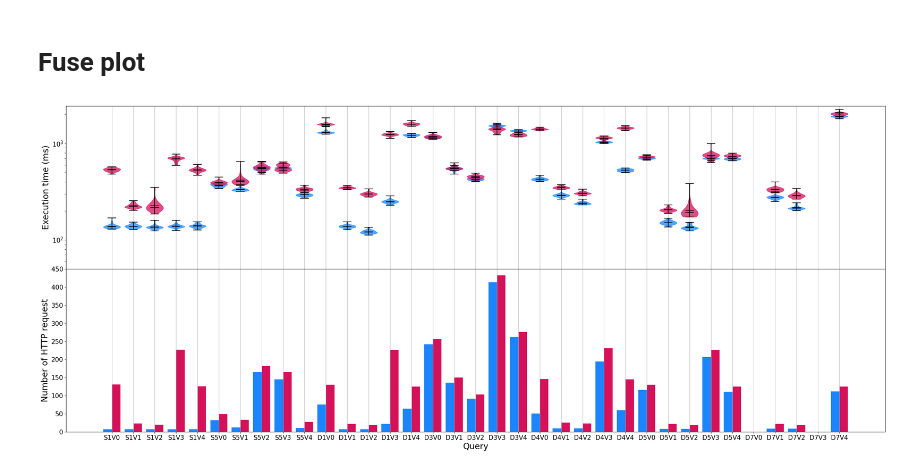
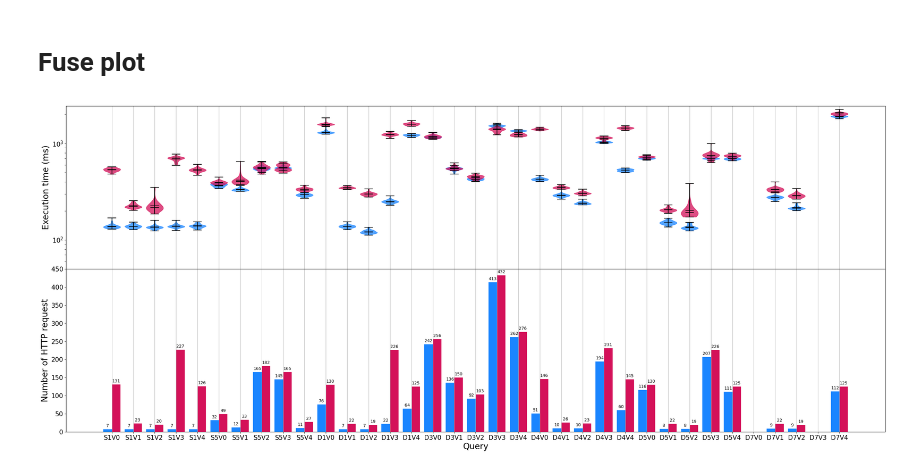
Before and after one commit to constraintAutomaton/amw_shape_index_results, a Jupyter notebook: result/analysis.ipynb, the cells around one changed output. Cells and saved outputs as stored; diff of their text form; code cells hidden in the pictures.

Commit message:
value label added to the fuse plot

```diff
--- a/result/analysis.ipynb
+++ b/result/analysis.ipynb
@@ -590,32 +590,32 @@ initialIndex = np.linspace(0, 5, 5)
 for query,_ in queries:
     appendPlotExecutionTime(axs[0], query, indexes)
     indexes = np.arange(indexes[-1]+1.25, indexes[-1]+6.25+0.1, 1.25)
 
 
 yaxisIndexes = np.arange(0, 500, 50)
 axs[1].set_yticks(yaxisIndexes)
 axs[1].set_ylim(bottom=0)
 axs[1].grid(axis="x")
 
 xticks = [1.25*i for i in range(0,5*len(queries))]
 axs[1].set_xticks(xticks)
 xtickLabel = []
 for _,label in queriesHttpRequests:
     xtickLabel+= ["{}{}".format(label, i) for i in range(0,5)]
 axs[1].set_xticklabels(xtickLabel, fontsize=15)
 axs[1].tick_params(axis='y', labelsize=15)
 
 axs[1].set_xlabel("Query", fontsize=20)
 axs[1].set_ylabel("Number of HTTP request", fontsize=20)
 
 indexes =  np.linspace(0, 5, 5)
 initialIndex = np.linspace(0, 5, 5)
 
 for query,_ in queriesHttpRequests:
-    appendPlotHttpRequest(axs[1], query, indexes, False)
+    appendPlotHttpRequest(axs[1], query, indexes)
     indexes = np.arange(indexes[-1]+1.25, indexes[-1]+6.25+0.1, 1.25)
 
 pathCombinedPlot = os.path.join(figureFolder,"combined.svg")
 fig.savefig(pathCombinedPlot)
 # %% [output]
-[figure, old version]
+[figure, new version]
```
Also changed, not shown: 1 other file.
